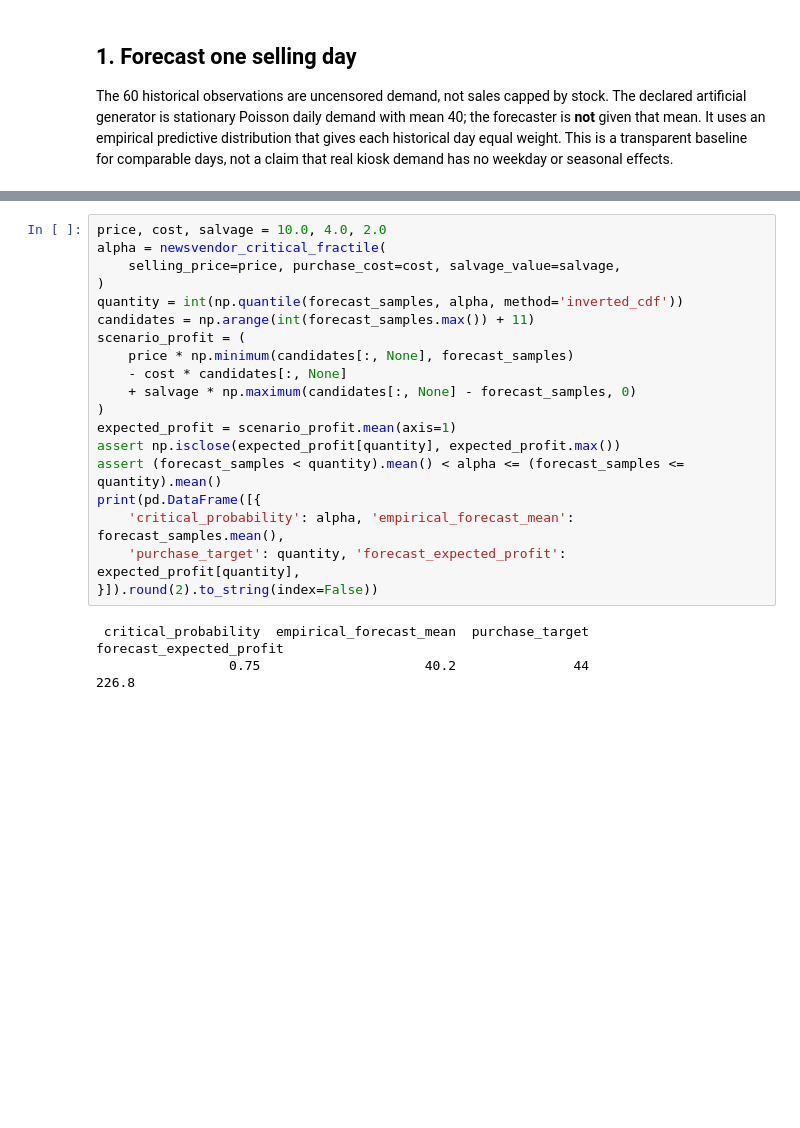
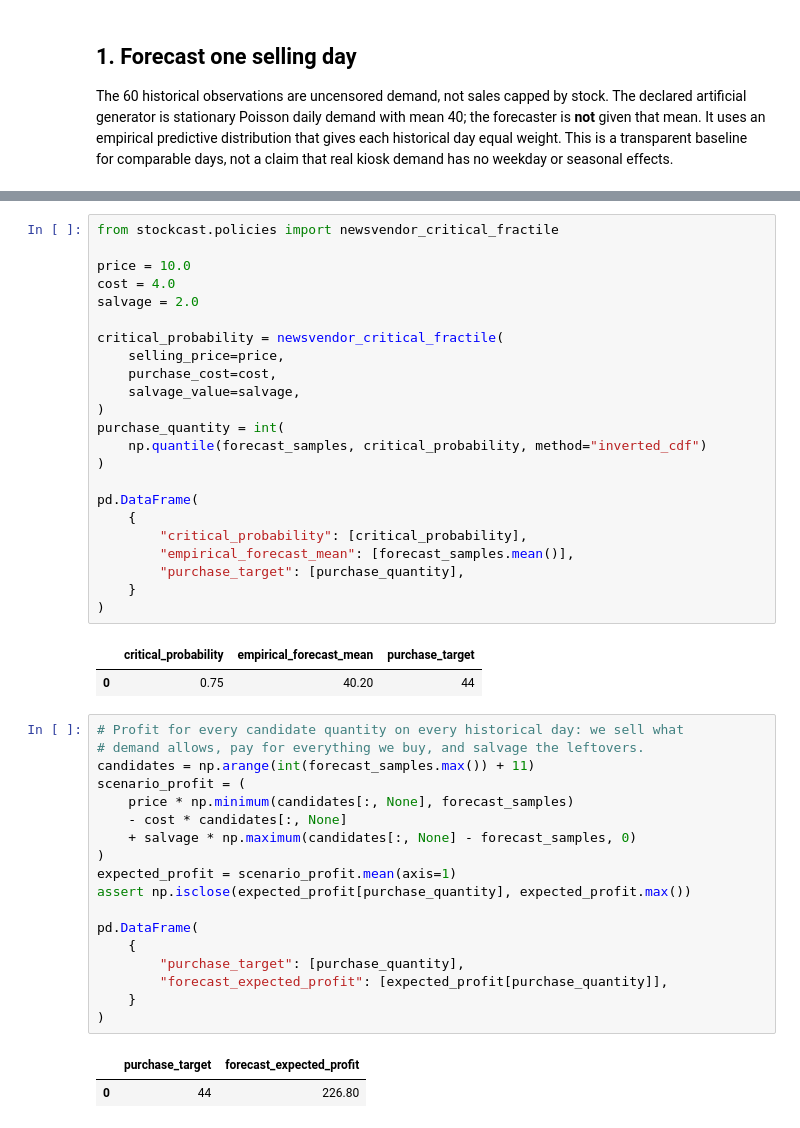
Before and after one commit to FilTheo/stockcast, a Jupyter notebook: examples/notebooks/04b_daily_newsvendor.ipynb, the cells around one changed output, grey strips where cells are left out. Saved outputs shown, nothing was run; the diff lists cells and outputs as text; blank space fills up the shorter version.

```diff
--- a/examples/notebooks/04b_daily_newsvendor.ipynb
+++ b/examples/notebooks/04b_daily_newsvendor.ipynb
@@ -58,9 +81,32 @@ For whole sandwiches we choose the smallest historical-demand value whose empiri
+# %%
+from stockcast.policies import newsvendor_critical_fractile
+
+price = 10.0
+cost = 4.0
+salvage = 2.0
+
+critical_probability = newsvendor_critical_fractile(
+    selling_price=price,
+    purchase_cost=cost,
+    salvage_value=salvage,
+)
+purchase_quantity = int(
+    np.quantile(forecast_samples, critical_probability, method="inverted_cdf")
+)
+
+pd.DataFrame(
+    {
+        "critical_probability": [critical_probability],
+        "empirical_forecast_mean": [forecast_samples.mean()],
+        "purchase_target": [purchase_quantity],
+    }
+)
+# %% [output]
+|  | critical_probability | empirical_forecast_mean | purchase_target |
+| 0 | 0.75 | 40.20 | 44 |
 # %%
-price, cost, salvage = 10.0, 4.0, 2.0
-alpha = newsvendor_critical_fractile(
-    selling_price=price, purchase_cost=cost, salvage_value=salvage,
-)
-quantity = int(np.quantile(forecast_samples, alpha, method='inverted_cdf'))
+# Profit for every candidate quantity on every historical day: we sell what
+# demand allows, pay for everything we buy, and salvage the leftovers.
 candidates = np.arange(int(forecast_samples.max()) + 11)
 scenario_profit = (
     price * np.minimum(candidates[:, None], forecast_samples)
@@ -68,13 +114,15 @@ scenario_profit = (
     + salvage * np.maximum(candidates[:, None] - forecast_samples, 0)
 )
 expected_profit = scenario_profit.mean(axis=1)
-assert np.isclose(expected_profit[quantity], expected_profit.max())
-assert (forecast_samples < quantity).mean() < alpha <= (forecast_samples <= quantity).mean()
-print(pd.DataFrame([{
-    'critical_probability': alpha, 'empirical_forecast_mean': forecast_samples.mean(),
-    'purchase_target': quantity, 'forecast_expected_profit': expected_profit[quantity],
-}]).round(2).to_string(index=False))
+assert np.isclose(expected_profit[purchase_quantity], expected_profit.max())
+
+pd.DataFrame(
+    {
+        "purchase_target": [purchase_quantity],
+        "forecast_expected_profit": [expected_profit[purchase_quantity]],
+    }
+)
 # %% [output]
- critical_probability  empirical_forecast_mean  purchase_target  forecast_expected_profit
-                 0.75                     40.2               44                     226.8
+|  | purchase_target | forecast_expected_profit |
+| 0 | 44 | 226.80 |
 # %%
```
Also changed, not shown: parts of 15 cells of this notebook.
